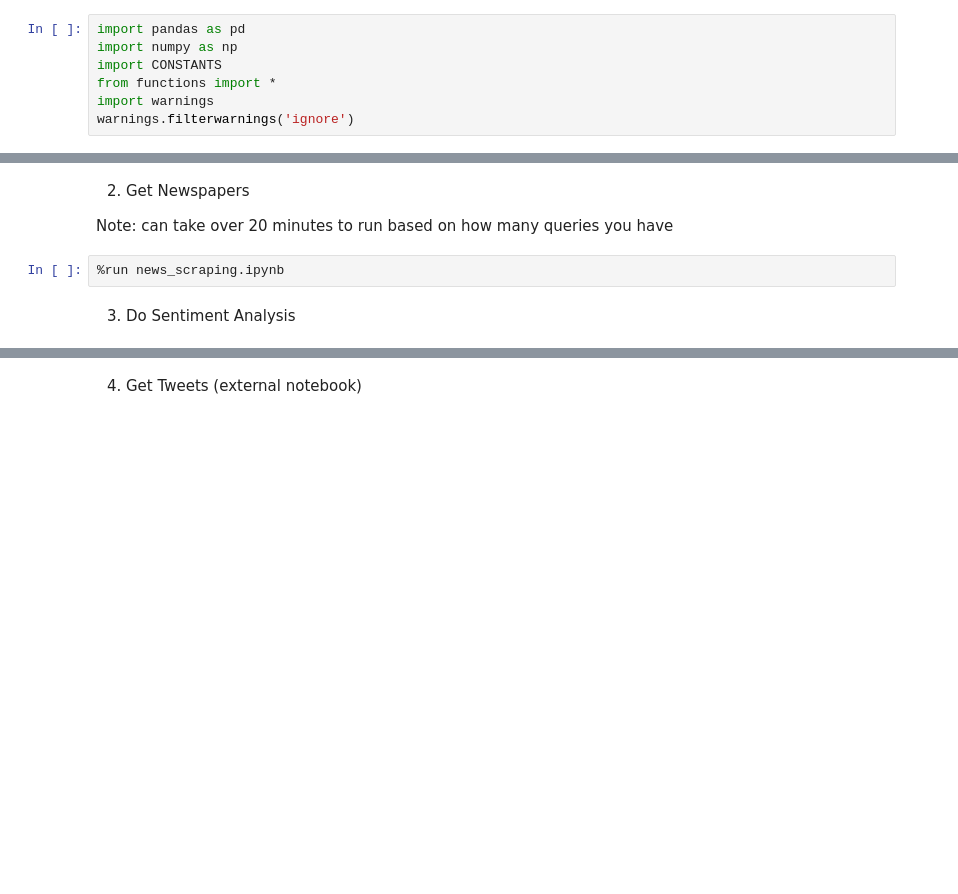
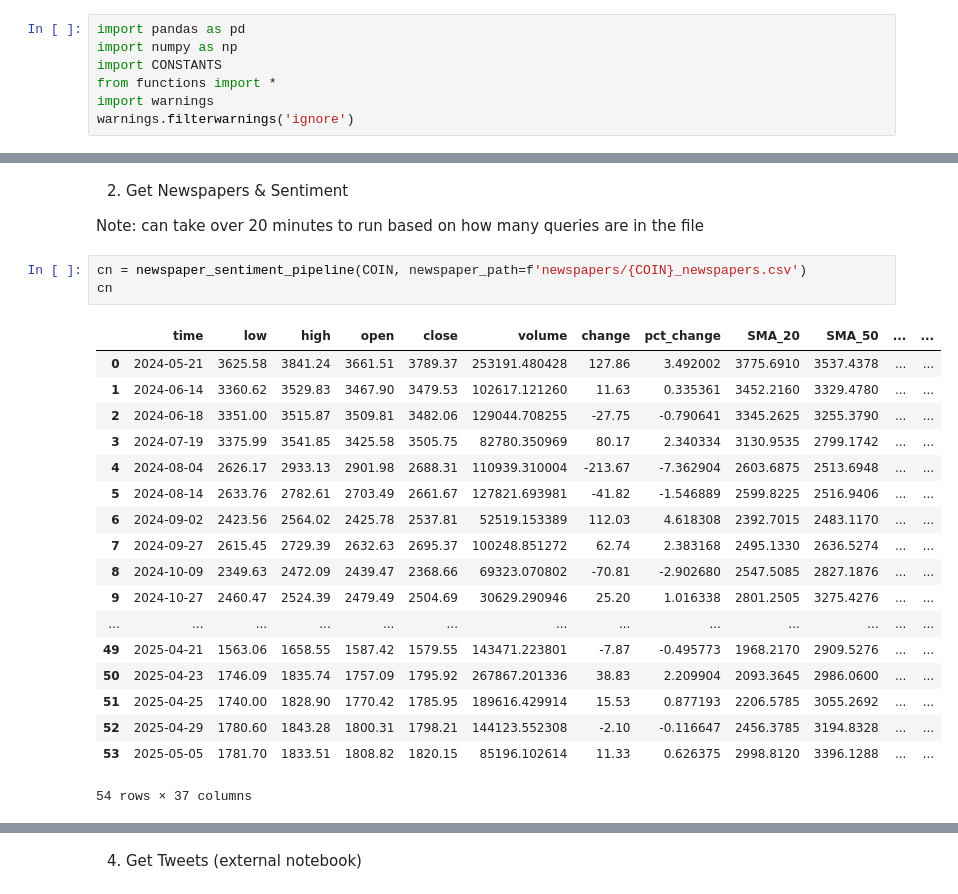
Before and after one commit to matteoshafer/cryptoTrading_fork, a Jupyter notebook: START_HERE.ipynb, the cells around one changed output, grey strips where cells are left out. Cells and saved outputs as stored; diff of their text form; blank space fills up the shorter version.

Commit message:
updates to pipeline

```diff
--- a/START_HERE.ipynb
+++ b/START_HERE.ipynb
@@ -39,8 +18,26 @@ data
 # %% [markdown]
-2. Get Newspapers
+2. Get Newspapers & Sentiment
 
-Note: can take over 20 minutes to run based on how many queries you have
+Note: can take over 20 minutes to run based on how many queries are in the file
 # %%
-%run news_scraping.ipynb
+cn = newspaper_sentiment_pipeline(COIN, newspaper_path=f'newspapers/{COIN}_newspapers.csv')
+cn
+# %% [output]
+|  | time | low | high | open | close | volume | change | pct_change | SMA_20 | SMA_50 | ... | ... |
+| 0 | 2024-05-21 | 3625.58 | 3841.24 | 3661.51 | 3789.37 | 253191.480428 | 127.86 | 3.492002 | 3775.6910 | 3537.4378 | ... | ... |
+| 1 | 2024-06-14 | 3360.62 | 3529.83 | 3467.90 | 3479.53 | 102617.121260 | 11.63 | 0.335361 | 3452.2160 | 3329.4780 | ... | ... |
+| 2 | 2024-06-18 | 3351.00 | 3515.87 | 3509.81 | 3482.06 | 129044.708255 | -27.75 | -0.790641 | 3345.2625 | 3255.3790 | ... | ... |
+| 3 | 2024-07-19 | 3375.99 | 3541.85 | 3425.58 | 3505.75 | 82780.350969 | 80.17 | 2.340334 | 3130.9535 | 2799.1742 | ... | ... |
+| 4 | 2024-08-04 | 2626.17 | 2933.13 | 2901.98 | 2688.31 | 110939.310004 | -213.67 | -7.362904 | 2603.6875 | 2513.6948 | ... | ... |
+| 5 | 2024-08-14 | 2633.76 | 2782.61 | 2703.49 | 2661.67 | 127821.693981 | -41.82 | -1.546889 | 2599.8225 | 2516.9406 | ... | ... |
+| 6 | 2024-09-02 | 2423.56 | 2564.02 | 2425.78 | 2537.81 | 52519.153389 | 112.03 | 4.618308 | 2392.7015 | 2483.1170 | ... | ... |
+| 7 | 2024-09-27 | 2615.45 | 2729.39 | 2632.63 | 2695.37 | 100248.851272 | 62.74 | 2.383168 | 2495.1330 | 2636.5274 | ... | ... |
+| 8 | 2024-10-09 | 2349.63 | 2472.09 | 2439.47 | 2368.66 | 69323.070802 | -70.81 | -2.902680 | 2547.5085 | 2827.1876 | ... | ... |
+| 9 | 2024-10-27 | 2460.47 | 2524.39 | 2479.49 | 2504.69 | 30629.290946 | 25.20 | 1.016338 | 2801.2505 | 3275.4276 | ... | ... |
+| ... | ... | ... | ... | ... | ... | ... | ... | ... | ... | ... | ... | ... |
+| 49 | 2025-04-21 | 1563.06 | 1658.55 | 1587.42 | 1579.55 | 143471.223801 | -7.87 | -0.495773 | 1968.2170 | 2909.5276 | ... | ... |
+| 50 | 2025-04-23 | 1746.09 | 1835.74 | 1757.09 | 1795.92 | 267867.201336 | 38.83 | 2.209904 | 2093.3645 | 2986.0600 | ... | ... |
+| 51 | 2025-04-25 | 1740.00 | 1828.90 | 1770.42 | 1785.95 | 189616.429914 | 15.53 | 0.877193 | 2206.5785 | 3055.2692 | ... | ... |
+| 52 | 2025-04-29 | 1780.60 | 1843.28 | 1800.31 | 1798.21 | 144123.552308 | -2.10 | -0.116647 | 2456.3785 | 3194.8328 | ... | ... |
+| 53 | 2025-05-05 | 1781.70 | 1833.51 | 1808.82 | 1820.15 | 85196.102614 | 11.33 | 0.626375 | 2998.8120 | 3396.1288 | ... | ... |
+54 rows × 37 columns
-# %% [markdown]
-3. Do Sentiment Analysis
```
Also changed, not shown: parts of 4 cells of this notebook, 5 other files.
